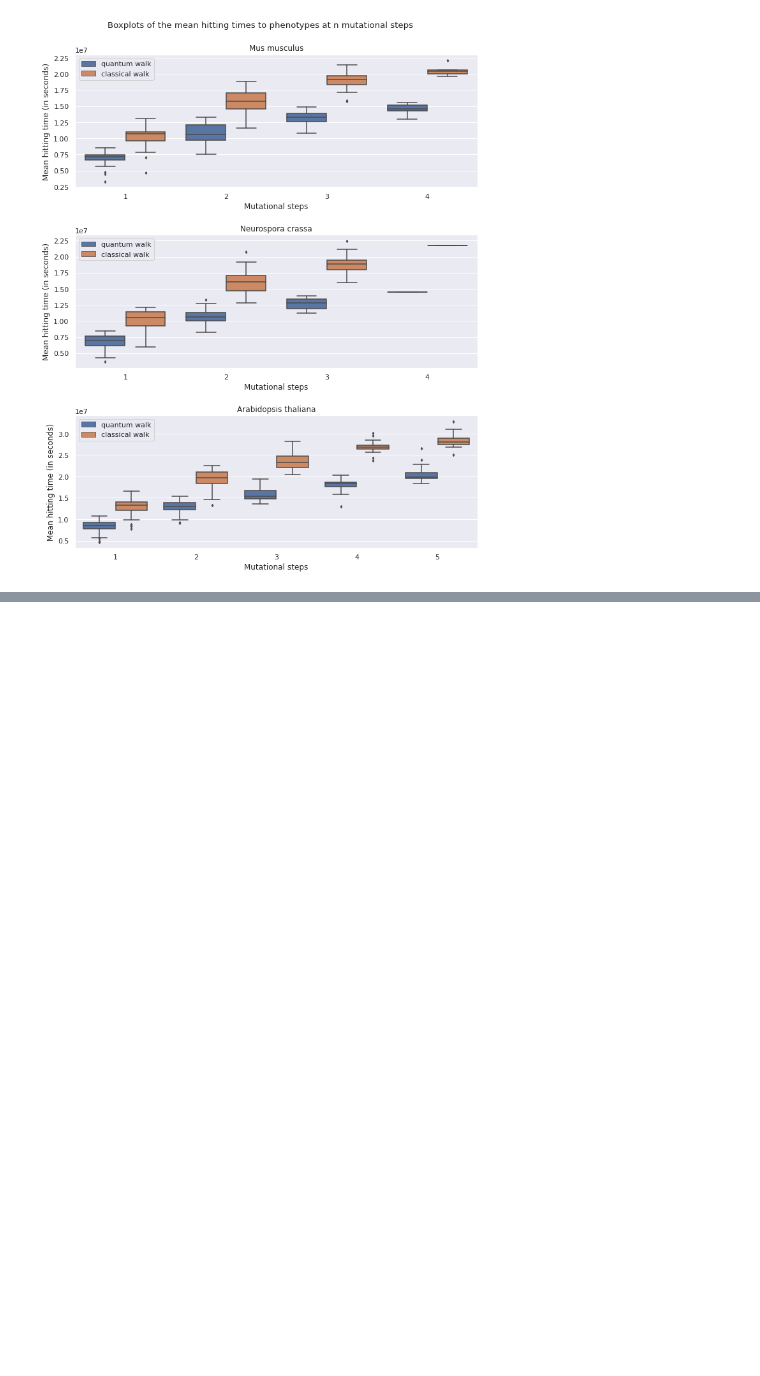
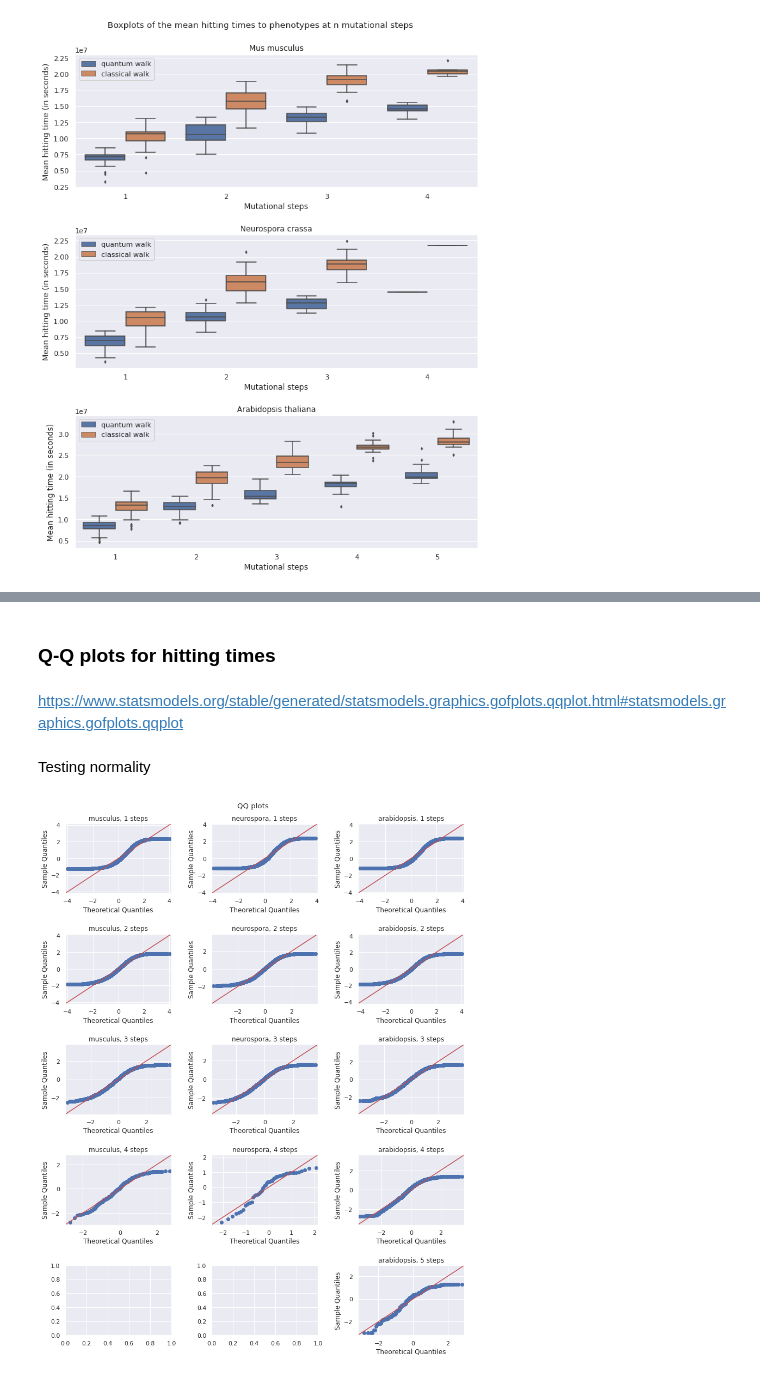
Before and after one commit to miguelruor/quantum_walks_genotype_networks, a Jupyter notebook: Analysis.ipynb, the cells around one changed output, grey strips where cells are left out. Drawn from its saved outputs; the diff is of its cells as text; code cells hidden in the pictures; blank space fills up the shorter version.

```diff
--- a/Analysis.ipynb
+++ b/Analysis.ipynb
@@ -911,3 +912,6 @@ df_hitting_times[names[1]]
+# %%
+for i in [1,2,3]:
+  df_hitting_times[names[2]].to_csv(f"mean_hitting_times_{names[i]}.csv")
 # %%
 fig, axes = plt.subplots(3,1, figsize=(11,13))
 fig.suptitle("Boxplots of the mean hitting times to phenotypes at n mutational steps")
@@ -929,0 +982,10 @@ plt.savefig("mean_hitting_times.png")
+# %%
+for i in [1,2,3]:
+  gspace_name = names[i]
+  for step in [1,2,3,4,5]:
+    if step == 5 and gspace_name != 'arabidopsis':
+      continue
+
+    test = stats.ttest_ind(a=df_phen[gspace_name][step]['quantum walk'], b=df_phen[gspace_name][step]['classical walk'],
+                     equal_var=False, alternative='less')
+    print(gspace_name, step, test)
@@ -929,0 +1008,10 @@ plt.savefig("mean_hitting_times.png")
+# %%
+for i in [1,2,3]:
+  gspace_name = names[i]
+  for step in [1,2,3,4,5]:
+    if step == 5 and gspace_name != 'arabidopsis':
+      continue
+
+    test = stats.mannwhitneyu(x=df_phen[gspace_name][step]['quantum walk'], y=df_phen[gspace_name][step]['classical walk'],
+                    alternative='less')
+    print(gspace_name, step, test)
@@ -929,0 +1032,30 @@ plt.savefig("mean_hitting_times.png")
+# %% [markdown]
+### Q-Q plots for hitting times
+# %% [markdown]
+https://www.statsmodels.org/stable/generated/statsmodels.graphics.gofplots.qqplot.html#statsmodels.graphics.gofplots.qqplot
+# %% [markdown]
+Testing normality
+# %%
+fig, axes = plt.subplots(5, 3, figsize=(12,15))
+fig.suptitle('QQ plots')
+model = 'classical walk'
+
+for i in [1,2,3]:
+  gspace = names[i]
+  for step in [1,2,3,4,5]:
+    if step == 5 and gspace != 'arabidopsis':
+      continue
+
+    axes[step-1][i-1].set_title(f"{gspace}, {step} steps")
+
+    mq = df_phen[gspace][step][model].mean()
+    sdq = df_phen[gspace][step][model].std()
+
+    htqw_stand = (df_phen[gspace][step][model] - mq)/sdq
+
+    sm.qqplot(htqw_stand, line ='45', ax=axes[step-1][i-1])
+
+plt.tight_layout(pad=4, w_pad=2, h_pad=2)
+#plt.savefig("simulations_results.png")
+# %% [output]
+[figure, added]
```
Also changed, not shown: parts of 18 cells of this notebook.
